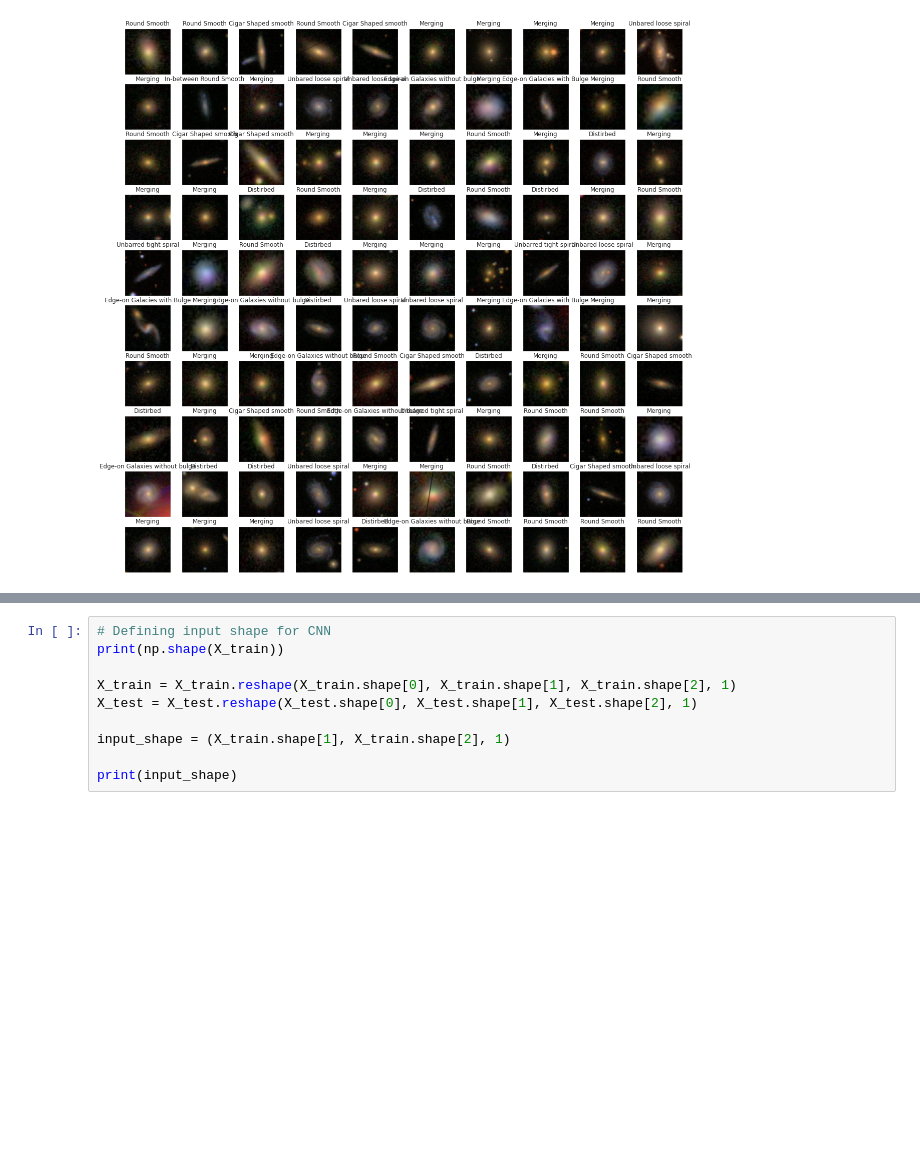
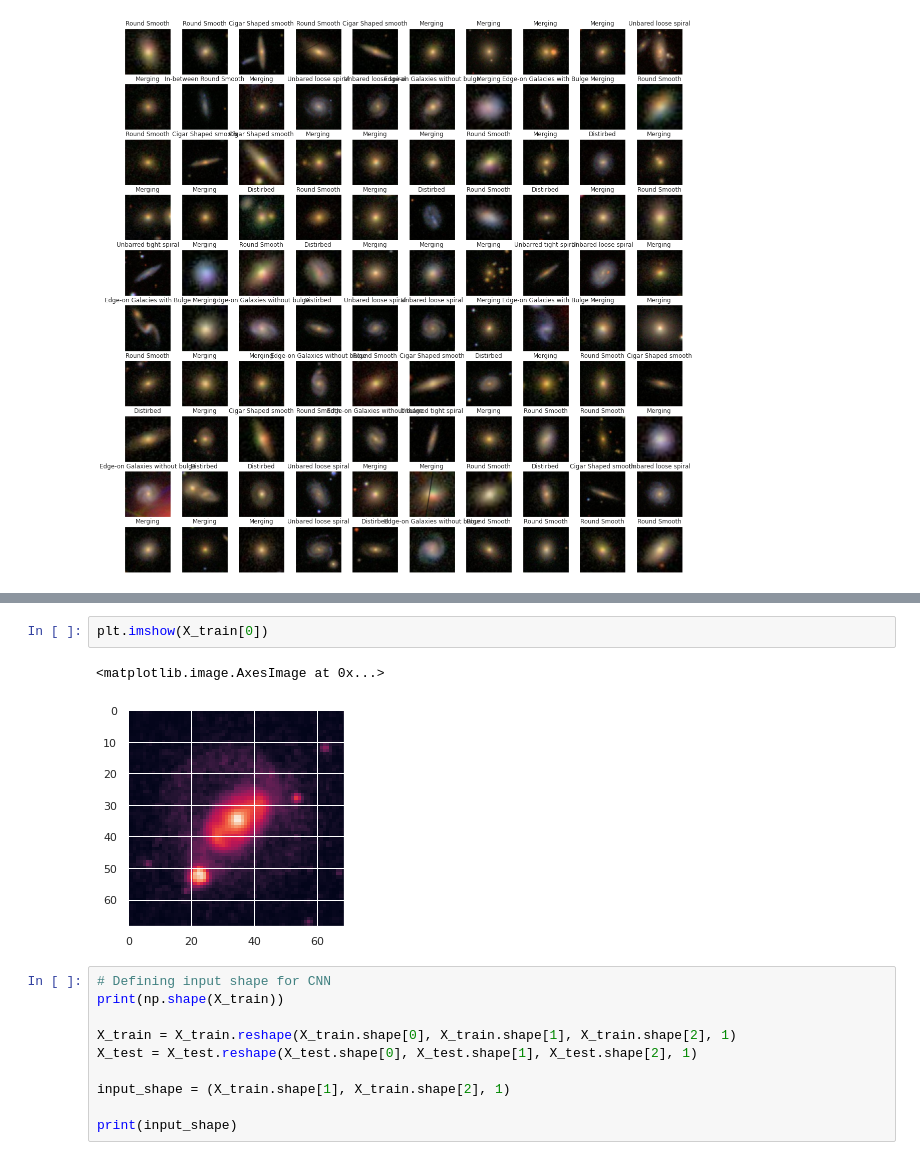
Before and after one commit to iamsh4shank/gal-classifier, a Jupyter notebook: gal_classifier.ipynb, the cells around one changed output, grey strips where cells are left out. Drawn from its saved outputs; the diff is of its cells as text; blank space fills up the shorter version.

```diff
--- a/gal_classifier.ipynb
+++ b/gal_classifier.ipynb
@@ -111,3 +101,8 @@ X_test = cv2.filter2D(X_test, -1,sharpening)'''
+# %%
+plt.imshow(X_train[0])
+# %% [output]
+<matplotlib.image.AxesImage at 0x...>
+[figure, added]
 # %%
 # Defining input shape for CNN
 print(np.shape(X_train))
```
Also changed, not shown: parts of 14 cells of this notebook, 3 other files.
